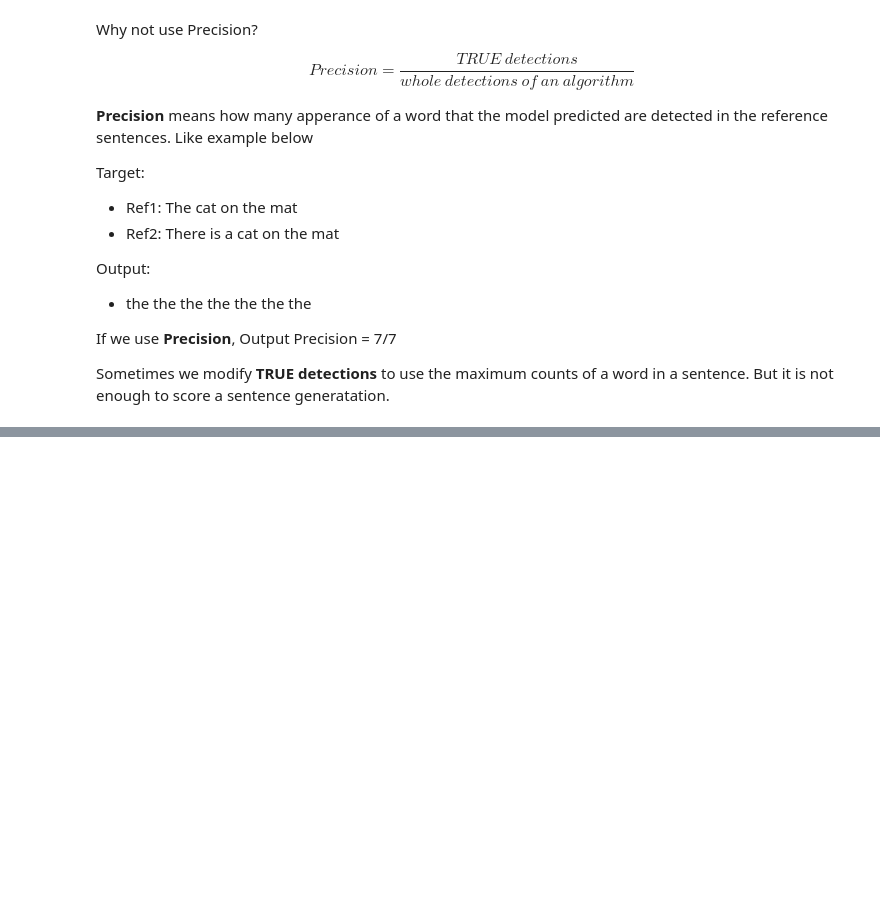
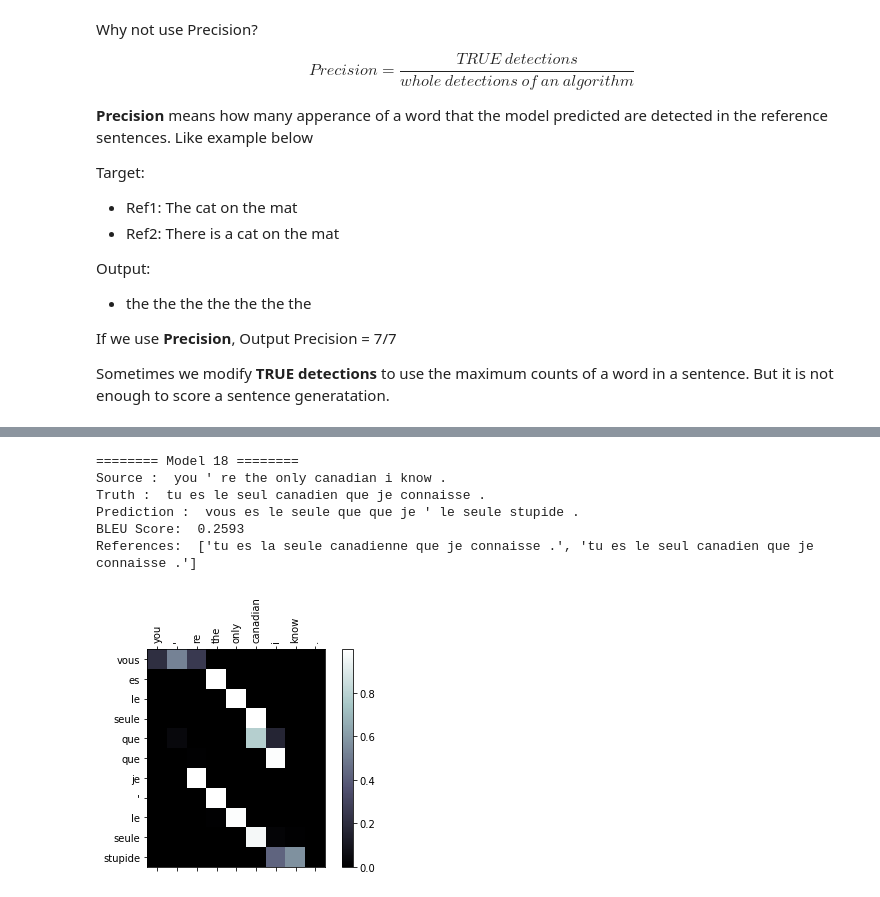
Before and after one commit to simonjisu/NMT, a Jupyter notebook: NMT_en_fa.ipynb, the cells around one changed output, grey strips where cells are left out. Saved outputs shown, nothing was run; the diff lists cells and outputs as text; code cells hidden in the pictures; blank space fills up the shorter version.

```diff
--- a/NMT_en_fa.ipynb
+++ b/NMT_en_fa.ipynb
@@ -44,8 +44,9 @@ modelcode_filtered = ['322421', '322421', '322421']
 # %%
 def build(config, SOURCE, TARGET):
     enc = Encoder(len(SOURCE.vocab), config.EMBED, config.HIDDEN, config.NUM_HIDDEN, bidrec=True)
-    dec = Decoder(len(TARGET.vocab), config.EMBED, 2*config.HIDDEN, hidden_size2=config.HIDDEN2, \
-                  sos_idx=SOURCE.vocab.stoi['<s>'], method=config.METHOD, USE_CUDA=USE_CUDA)
+    dec = Decoder(len(TARGET.vocab), config.EMBED, 2*config.HIDDEN, hidden_size2=config.HIDDEN2
+                  , sos_idx=SOURCE.vocab.stoi['<s>'], dropout_rate=config.DROPOUT_RATE, method=config.METHOD
+                  , USE_CUDA=USE_CUDA)
     if USE_CUDA:
         enc = enc.cuda()
         dec = dec.cuda()
@@ -291,0 +293,53 @@ References:  ['cela ne m a jamais traverse l esprit .', 'cela ne m a jamais effl
+# %%
+i = 1
+file_type = 'filtered2'
+model_type = ['222421']
+
+_, test_data, _, SOURCE, TARGET = get_model_config(model_type[i-1], lang1, lang2, file_type=file_type)
+bleu = BLEU(test_data, smooth=4)
+
+choose = True
+while choose:
+    test = random.choice(test_data)
+    source_sentence = test.so
+    target_sentence = test.ta
+    if len(bleu.so_ret_dict[' '.join(source_sentence)]) >= 2:
+        choose = False
+
+s = torch.LongTensor(list(map(lambda x: SOURCE.vocab.stoi[x], source_sentence))).view(1, -1)
+t = torch.LongTensor(list(map(lambda x: TARGET.vocab.stoi[x], target_sentence))).view(1, -1)
+if USE_CUDA:
+    s = s.cuda()
+    t = t.cuda()
+
+for i, code in enumerate(model_type, 18):
+    enc, dec, _, _, _ = build_model(i, code, lang1, lang2, file_path='./data/en_fa/',
+                                    file_type=file_type, device=DEVICE)
+
+    output, hidden = enc(s, [s.size(1)])
+    pred, attn = dec.decode(hidden, output, [s.size(1)])
+    pred_sentence = [TARGET.vocab.itos[i] for i in pred if i not in [2, 3]]
+    # metrics
+    score, ref = bleu.evaluation_bleu(soruce_sentence=' '.join(source_sentence),
+                                      hypotheses=pred_sentence,
+                                      get_ref=True)
+
+    print('======== Model {} ========'.format(i))
+    print('Source : ', ' '.join(source_sentence))
+    print('Truth : ', ' '.join(target_sentence))
+    print('Prediction : ', ' '.join(pred_sentence))
+    print('BLEU Score: ', round(score, 4))
+    print('References: ', ref)
+
+    if USE_CUDA:
+        attn = attn.cpu()
+
+    show_attention(source_sentence, pred_sentence, attn.data[1:-1])
+# %% [output]
+======== Model 18 ========
+Source :  you ' re the only canadian i know .
+Truth :  tu es le seul canadien que je connaisse .
+Prediction :  vous es le seule que que je ' le seule stupide .
+BLEU Score:  0.2593
+References:  ['tu es la seule canadienne que je connaisse .', 'tu es le seul canadien que je connaisse .']
+[figure, added]
```
Also changed, not shown: parts of 4 cells of this notebook, 8 other files.
